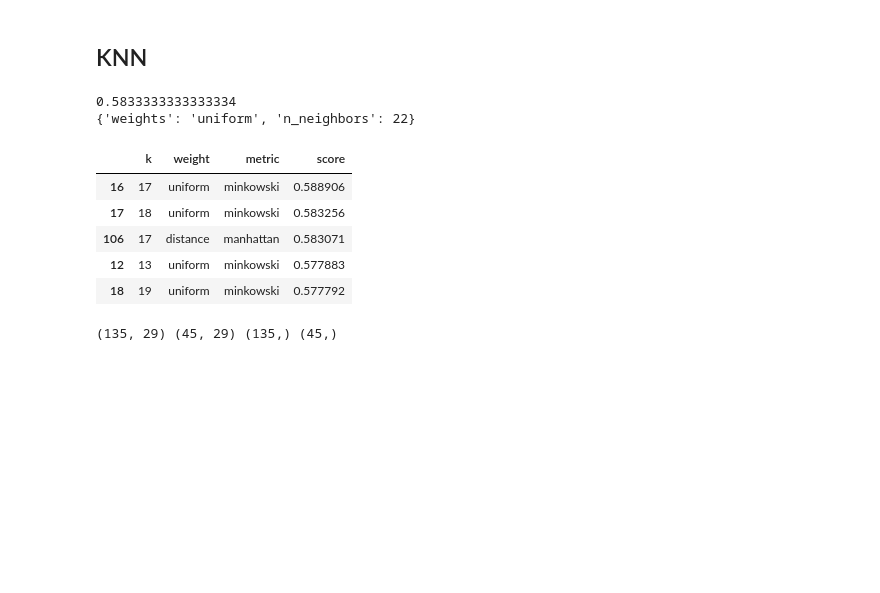
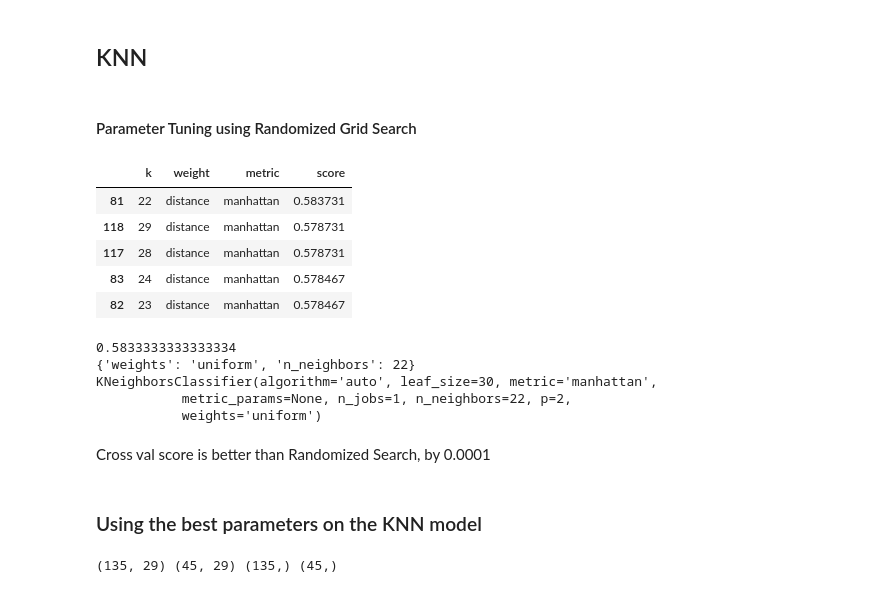
Before and after one commit to carlaint/IMF-Program-Ownership, a Jupyter notebook: Ownership Final Project.ipynb, the cells around one changed output. Drawn from its saved outputs; the diff is of its cells as text; code cells hidden in the pictures; blank space fills up the shorter version.

```diff
--- a/Ownership Final Project.ipynb
+++ b/Ownership Final Project.ipynb
@@ -260,3 +263,34 @@ from sklearn.cross_validation import train_test_split
+# %% [markdown]
+#### Parameter Tuning using Randomized Grid Search
+# %%
+# PARAMETER TUNING USING CROSS VAL SCORE
+
+# search for an optimal value of K for KNN
+k_range = range(1, 31)
+weights = ['uniform', 'distance']
+metrics = ['minkowski', 'manhattan']
+k_scores = []
+
+for m in metrics:
+    for w in weights:
+        for k in k_range:
+            #instantiate knn
+            knn = KNeighborsClassifier(n_neighbors=k, weights=w, metric=m)
+
+            #run cross validation and keep the score
+            scores = cross_val_score(knn, X, y, cv=10, scoring='accuracy')
+
+            #add mean score to k_scores list
+            k_scores.append([k, weight, metric, scores.mean()])
+
+pd.DataFrame(k_scores, columns=['k','weight','metric','score']).sort_values('score', ascending=False).head()
+# %% [output]
+|  | k | weight | metric | score |
+| 81 | 22 | distance | manhattan | 0.583731 |
+| 118 | 29 | distance | manhattan | 0.578731 |
+| 117 | 28 | distance | manhattan | 0.578731 |
+| 83 | 24 | distance | manhattan | 0.578467 |
+| 82 | 23 | distance | manhattan | 0.578467 |
 # %%
 #PARAMETER TUNING USING RANDOMIZED GRID SEARCH
 from sklearn.model_selection import RandomizedSearchCV
@@ -264,43 +298,18 @@ from sklearn.model_selection import RandomizedSearchCV
 param_dist = dict(n_neighbors=range(1,30), weights=weight_options)
 
 rand = RandomizedSearchCV(knn, param_dist, cv=10, scoring='accuracy',
-                          n_iter=10, random_state=5, return_train_score=True) #n_iter = number of searches
+                          n_iter=5, random_state=5, return_train_score=True) #n_iter = number of searches
 rand.fit(X, y)
 #rand.cv_results_
 print(rand.best_score_)
 print(rand.best_params_)
+print(rand.best_estimator_)
 
 # view the complete results (list of named tuples)
 #grid.cv_results_
 # %% [output]
 0.5833333333333334
 {'weights': 'uniform', 'n_neighbors': 22}
+KNeighborsClassifier(algorithm='auto', leaf_size=30, metric='manhattan',
+           metric_params=None, n_jobs=1, n_neighbors=22, p=2,
+           weights='uniform')
-# %%
-# PARAMETER TUNING USING CROSS VAL SCORE
-
-# search for an optimal value of K for KNN
-k_range = range(1, 31)
-weights = ['uniform','distance']
-metrics = ['minkowski', 'manhattan']
-k_scores = []
-
-for metric in metrics:
-    for weight in weights:
-        for k in k_range:
-            #instantiate knn
-            knn = KNeighborsClassifier(n_neighbors=k, weights=weight, metric=metric)
-
-            #run cross validation and keep the score
-            scores = cross_val_score(knn, X, y, cv=3, scoring='accuracy')
-
-            #add mean score to k_scores list
-            k_scores.append([k, weight, metric, scores.mean()])
-
-pd.DataFrame(k_scores, columns=['k','weight','metric','score']).sort_values('score', ascending=False).head()
-# %% [output]
-|  | k | weight | metric | score |
-| 16 | 17 | uniform | minkowski | 0.588906 |
-| 17 | 18 | uniform | minkowski | 0.583256 |
-| 106 | 17 | distance | manhattan | 0.583071 |
-| 12 | 13 | uniform | minkowski | 0.577883 |
-| 18 | 19 | uniform | minkowski | 0.577792 |
@@ -309,3 +316,7 @@ pd.DataFrame(k_scores, columns=['k','weight','metric','score']).sort_values('sco
+# %% [markdown]
+Cross val score is better than Randomized Search, by 0.0001
+# %% [markdown]
+### Using the best parameters on the KNN model
 # %%
 # train test split
 X_train, X_test, y_train, y_test = train_test_split(X, y, random_state=41)
```
Also changed, not shown: parts of 28 cells of this notebook.
